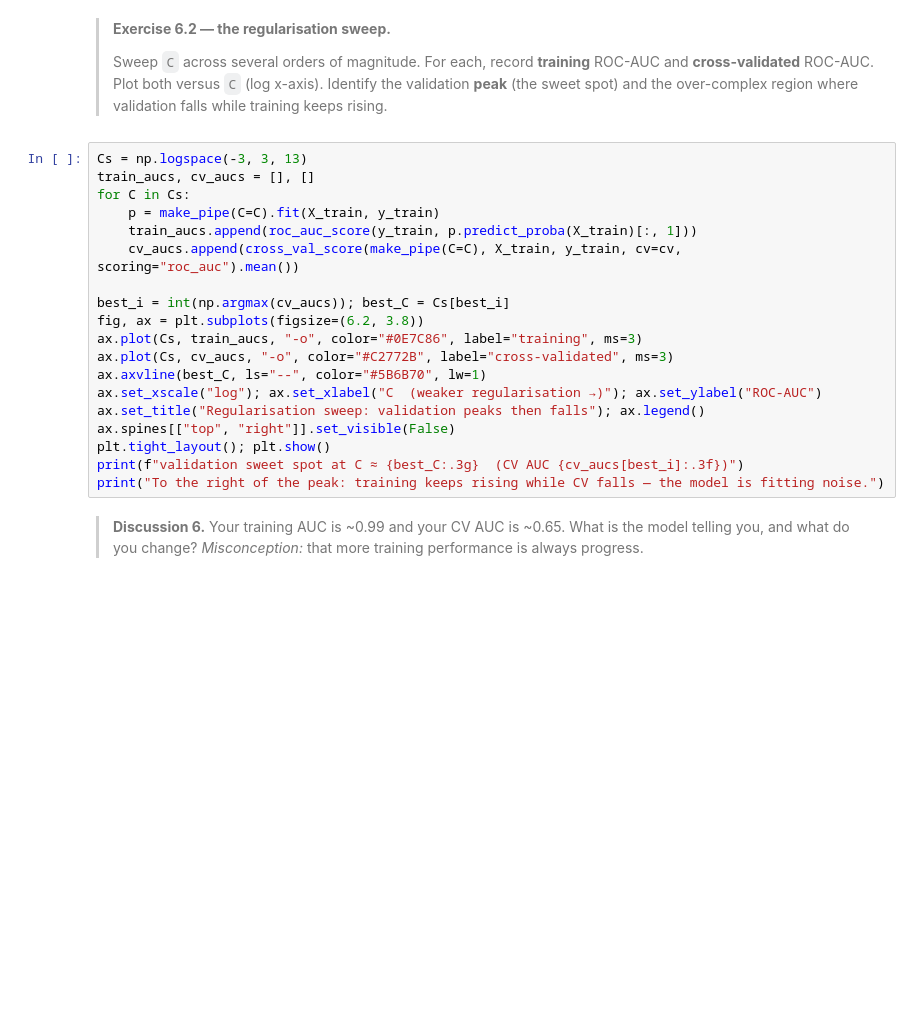
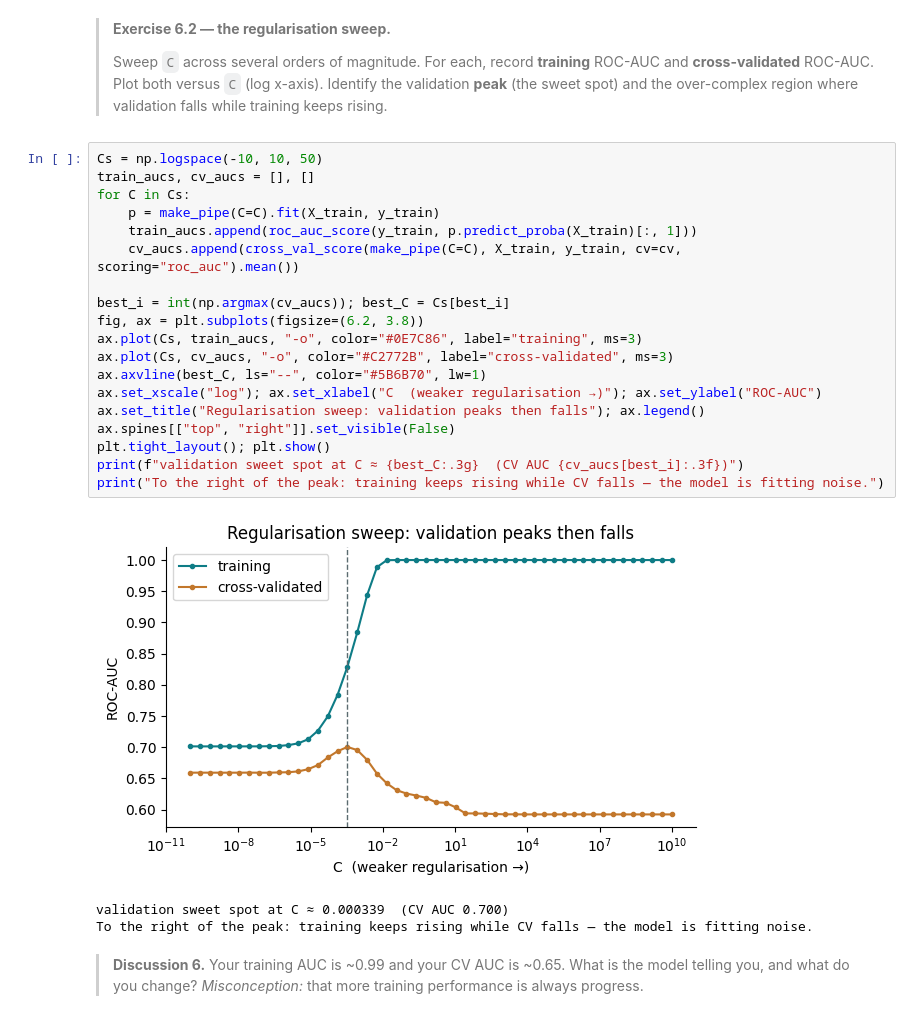
Before and after one commit to zhanyinx/ml26, a Jupyter notebook: solutions/lesson02_baseline_model/notebooks/lesson02_solutions.ipynb, the cells around one changed output. Drawn from its saved outputs; the diff is of its cells as text; blank space fills up the shorter version.

```diff
--- a/solutions/lesson02_baseline_model/notebooks/lesson02_solutions.ipynb
+++ b/solutions/lesson02_baseline_model/notebooks/lesson02_solutions.ipynb
@@ -518,24 +589,28 @@ print(f"overfitting gap = {auc_train_of - auc_cv_of:+.3f}  (training >> cross-va
 > **cross-validated** ROC-AUC. Plot both versus `C` (log x-axis). Identify the validation **peak** (the
 > sweet spot) and the over-complex region where validation falls while training keeps rising.
 # %%
-Cs = np.logspace(-3, 3, 13)
+Cs = np.logspace(-10, 10, 50)
 train_aucs, cv_aucs = [], []
 for C in Cs:
     p = make_pipe(C=C).fit(X_train, y_train)
     train_aucs.append(roc_auc_score(y_train, p.predict_proba(X_train)[:, 1]))
     cv_aucs.append(cross_val_score(make_pipe(C=C), X_train, y_train, cv=cv, scoring="roc_auc").mean())
 
 best_i = int(np.argmax(cv_aucs)); best_C = Cs[best_i]
 fig, ax = plt.subplots(figsize=(6.2, 3.8))
 ax.plot(Cs, train_aucs, "-o", color="#0E7C86", label="training", ms=3)
 ax.plot(Cs, cv_aucs, "-o", color="#C2772B", label="cross-validated", ms=3)
 ax.axvline(best_C, ls="--", color="#5B6B70", lw=1)
 ax.set_xscale("log"); ax.set_xlabel("C  (weaker regularisation →)"); ax.set_ylabel("ROC-AUC")
 ax.set_title("Regularisation sweep: validation peaks then falls"); ax.legend()
 ax.spines[["top", "right"]].set_visible(False)
 plt.tight_layout(); plt.show()
 print(f"validation sweet spot at C ≈ {best_C:.3g}  (CV AUC {cv_aucs[best_i]:.3f})")
 print("To the right of the peak: training keeps rising while CV falls — the model is fitting noise.")
+# %% [output]
+[figure, added]
+validation sweet spot at C ≈ 0.000339  (CV AUC 0.700)
+To the right of the peak: training keeps rising while CV falls — the model is fitting noise.
 # %% [markdown]
 > **Discussion 6.** Your training AUC is ~0.99 and your CV AUC is ~0.65. What is the model telling you,
 > and what do you change? *Misconception:* that more training performance is always progress.
```
Also changed, not shown: parts of 15 cells of this notebook, 1 other file.
